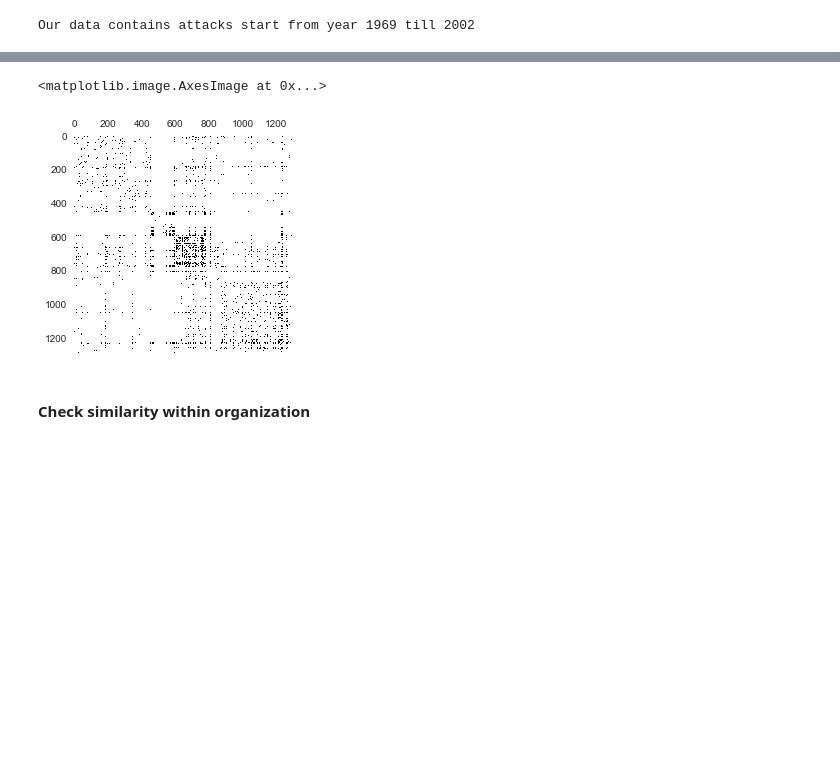
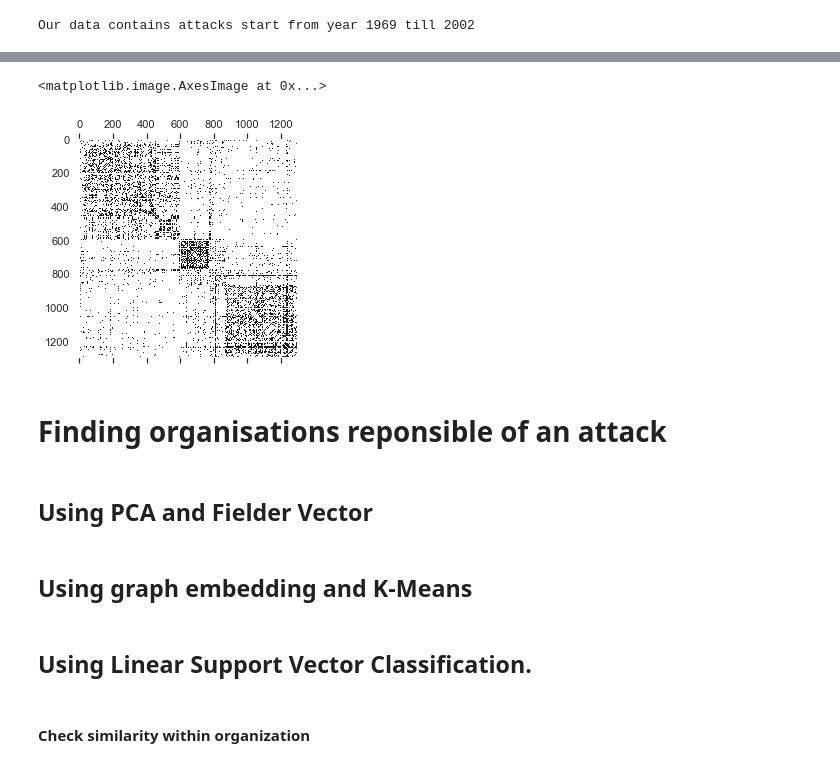
Before and after one commit to yusiZou/NTDS_project, a Jupyter notebook: code.ipynb, the cells around one changed output, grey strips where cells are left out. Drawn from its saved outputs; the diff is of its cells as text; code cells hidden in the pictures; blank space fills up the shorter version.

```diff
--- a/code.ipynb
+++ b/code.ipynb
@@ -150,3 +156,10 @@ features_adjacency = np.exp(-squareform(pdist(nodes.drop([0, 107], axis=1))))
+# %%
+features = pd.get_dummies(nodes.iloc[:, 1:])
+
+distances = pdist(features)
+kernel_width = distances.mean()
+weights = np.exp(-distances**2 / kernel_width**2)
+features_adjacency = squareform(weights)
 # %%
 # put the diagonal values to 0
 features_adjacency[(range(n_nodes), range(n_nodes))] = 0
@@ -157,6 +186,16 @@ plt.hist(features_adjacency[features_adjacency < 0.2].ravel(), bins=50);
-# %%
-# sparsify the matrix (and unconnect the graph) by removing small weights
-features_adjacency[features_adjacency < 0.05] = 0
+# %%
+# sparsify the matrix (and unconnect the graph) by keeping the k strongest edges
+spase_f_adjacency = np.copy(features_adjacency)
+
+
+NEIGHBORS = 100
+
+partition = np.argpartition(spase_f_adjacency, -NEIGHBORS, axis=1)
+maximum = spase_f_adjacency[np.arange(spase_f_adjacency.shape[0]), partition[:, -NEIGHBORS]]
+mask = spase_f_adjacency < maximum
+spase_f_adjacency[mask & mask.T] = 0
+
+#spase_f_adjacency[spase_f_adjacency < 0.5] = 0
 # %%
 n_nodes = len(nodes)
 # %%
@@ -187,5 +226,5 @@ plt.spy(coloc_adjacency)
 # %%
-plt.spy(features_adjacency)
+plt.spy(spase_f_adjacency)
 # %% [output]
 <matplotlib.image.AxesImage at 0x...>
-[figure, old version]
+[figure, new version]
@@ -195,3 +231,11 @@ nodes.iloc[:, -1] = nodes.iloc[:, -1].apply(lambda x: x.split('#')[1])
+# %% [markdown]
+# Finding organisations reponsible of an attack
+# %% [markdown]
+## Using PCA and Fielder Vector
+# %% [markdown]
+## Using graph embedding and K-Means
+# %% [markdown]
+## Using Linear Support Vector Classification.
 # %% [markdown]
 #### Check similarity within organization
 # %% [markdown]
```
Also changed, not shown: parts of 21 cells of this notebook.
